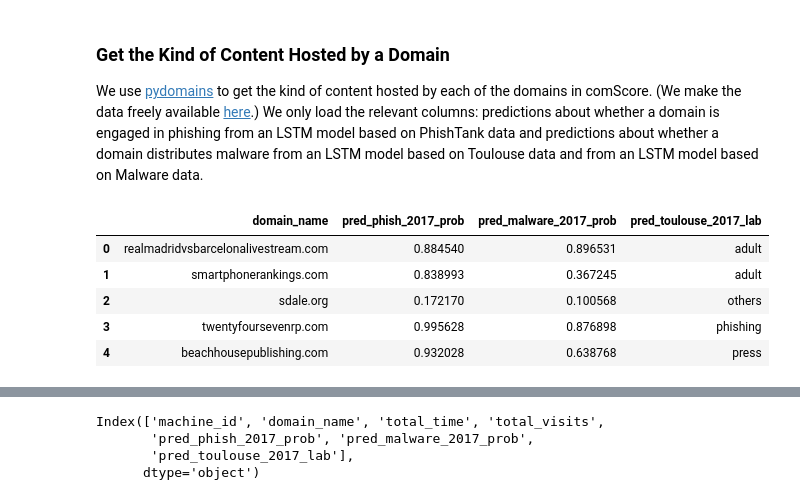
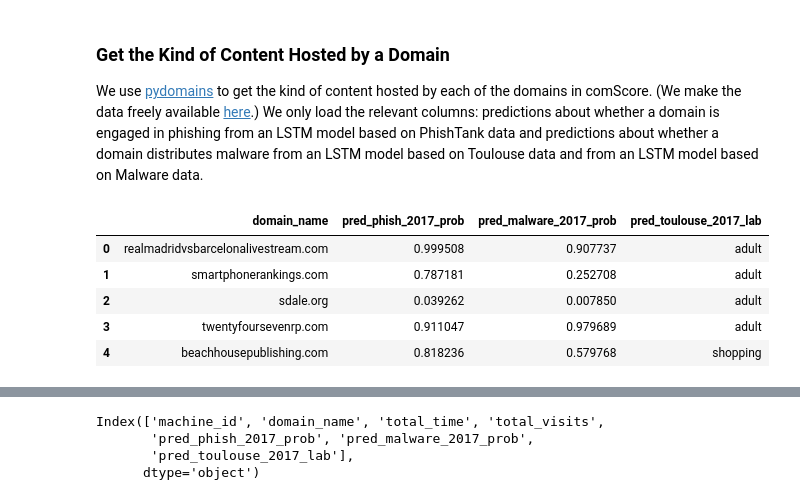
Before and after one commit to themains/domain_knowledge, a Jupyter notebook: scripts/bad_domains.ipynb, the cells around one changed output, grey strips where cells are left out. Saved outputs shown, nothing was run; the diff lists cells and outputs as text; code cells hidden in the pictures.

Commit message:
re-run using pydomains 0.2.0

```diff
--- a/scripts/bad_domains.ipynb
+++ b/scripts/bad_domains.ipynb
@@ -33,17 +33,17 @@ len(gdf.machine_id.unique())
 
 We use [pydomains](https://github.com/themains/pydomains) to get the kind of content hosted by each of the domains in comScore. (We make the data freely available [here](https://dataverse.harvard.edu/dataset.xhtml?persistentId=doi:10.7910/DVN/DXSNFA).) We only load the relevant columns: predictions about whether a domain is engaged in phishing from an LSTM model based on PhishTank data and predictions about whether a domain distributes malware from an LSTM model based on Toulouse data and from an LSTM model based on Malware data.
 # %%
-pydom_df = pd.read_csv('/opt/comscore/pydomains/cs%04d_unique_domains_pydomains.csv.bz2' % YEAR, usecols=['domain_names', 'pred_phish_2017_prob', 'pred_toulouse_2017_lab', 'pred_malware_2017_prob'])
+pydom_df = pd.read_csv('/opt/data/comscore/pydomains/cs%04d_unique_domains_pydomains.csv.bz2' % YEAR, usecols=['domain_names', 'pred_phish_2017_prob', 'pred_toulouse_2017_lab', 'pred_malware_2017_prob'])
 # rename column
 pydom_df.rename(columns={'domain_names': 'domain_name'}, inplace=True)
 pydom_df.head()
 # %% [output]
 |  | domain_name | pred_phish_2017_prob | pred_malware_2017_prob | pred_toulouse_2017_lab |
-| 0 | realmadridvsbarcelonalivestream.com | 0.884540 | 0.896531 | adult |
-| 1 | smartphonerankings.com | 0.838993 | 0.367245 | adult |
-| 2 | sdale.org | 0.172170 | 0.100568 | others |
-| 3 | twentyfoursevenrp.com | 0.995628 | 0.876898 | phishing |
-| 4 | beachhousepublishing.com | 0.932028 | 0.638768 | press |
+| 0 | realmadridvsbarcelonalivestream.com | 0.999508 | 0.907737 | adult |
+| 1 | smartphonerankings.com | 0.787181 | 0.252708 | adult |
+| 2 | sdale.org | 0.039262 | 0.007850 | adult |
+| 3 | twentyfoursevenrp.com | 0.911047 | 0.979689 | adult |
+| 4 | beachhousepublishing.com | 0.818236 | 0.579768 | shopping |
 # %%
 # Left join
 pdf = gdf.merge(pydom_df, how='left', on='domain_name')
```
Also changed, not shown: parts of 21 cells of this notebook, 1 other file.
